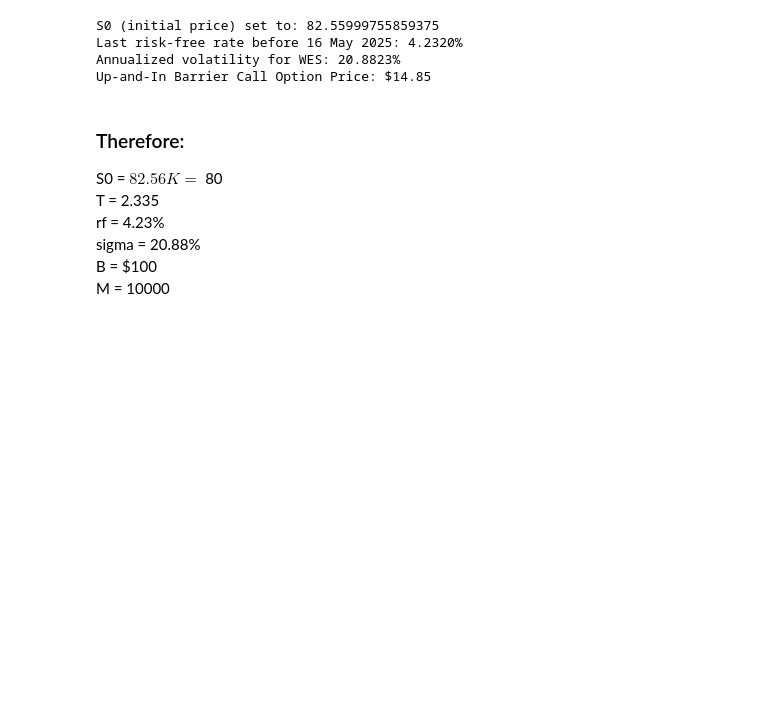
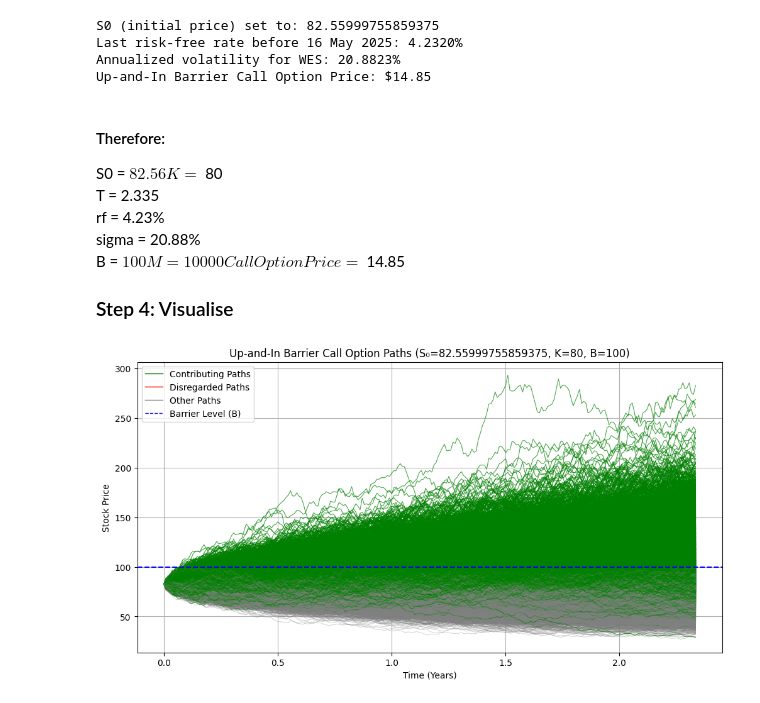
Before and after one commit to marcelklatsmanyi/FINM3422-Coding-Assignment-2, a Jupyter notebook: European up-and-in barrier call.ipynb, the cells around one changed output. Drawn from its saved outputs; the diff is of its cells as text; code cells hidden in the pictures; blank space fills up the shorter version.

Commit message:
Simulating range/path

```diff
--- a/European up-and-in barrier call.ipynb
+++ b/European up-and-in barrier call.ipynb
@@ -99,13 +100,14 @@ data = wes.history(start="2024-05-16", end="2025-05-16")  # 1 year of data
 data['Daily Return'] = data['Close'].pct_change() # Calculate daily returns
 returns = data['Daily Return'].dropna()
 daily_volatility = returns.std() # Standard deviation of daily returns
-annual_volatility = daily_volatility * np.sqrt(252) # Annualized volatility
+annual_volatility = daily_volatility * np.sqrt(252) # Annualised volatility
 print(f"Annualized volatility for WES: {annual_volatility:.4%}")
 
 B = 100
 M = 10000
+N = 252
 
-barrier_call_price = up_and_in_barrier_call(S0, K, T, last_rf_rate, annual_volatility, B, M, random_seed=42)
+barrier_call_price = up_and_in_barrier_call(S0, K, T, last_rf_rate, annual_volatility, B, M, N=252, random_seed=42)
 print(f"Up-and-In Barrier Call Option Price: ${barrier_call_price:.2f}")
 # %% [output]
 S0 (initial price) set to: 82.55999755859375
@@ -113,7 +115,7 @@ Last risk-free rate before 16 May 2025: 4.2320%
 Annualized volatility for WES: 20.8823%
 Up-and-In Barrier Call Option Price: $14.85
 # %% [markdown]
-### Therefore:
+#### Therefore:
 S0 = $82.56
 K = $80
 T = 2.335
@@ -121,3 +123,30 @@ rf = 4.23%
 sigma = 20.88%
 B = $100
 M = 10000
+Call Option Price = $14.85
+
+### Step 4: Visualise
+# %%
+def visualize_up_and_in_barrier_call(S0, K, T, r, sigma, B, M=100, N=252, random_seed=None):
+    if random_seed is not None:
+        np.random.seed(random_seed)
+
+    dt = T / N  # Define the time step
+
+    # Time points
+    t = np.linspace(0, T, N + 1)
+
+    # Simulate M paths of GBM
+    S = np.zeros((N + 1, M))
+    S[0] = S0
+    for i in range(1, N + 1):
+        Z = np.random.normal(0, 1, M)  # Standard normal random variables
+        S[i] = S[i - 1] * np.exp((r - 0.5 * sigma**2) * dt + sigma * np.sqrt(dt) * Z)
+
+    # Determine which paths are knocked out
+    breached = np.any(S > B, axis=0)
+
+    # Determine which paths contribute to the option value
+    in_the_money = (S[-1] > K) & breached
+# %% [output]
+[figure, added]
```
Also changed, not shown: parts of 1 cell of this notebook.
